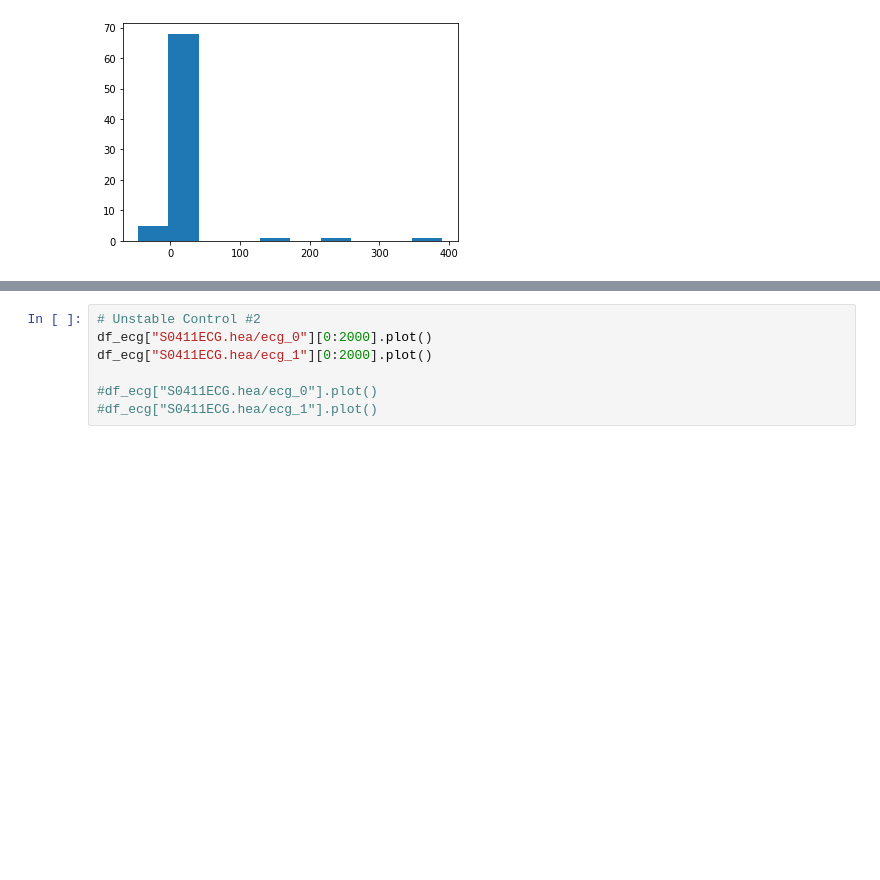
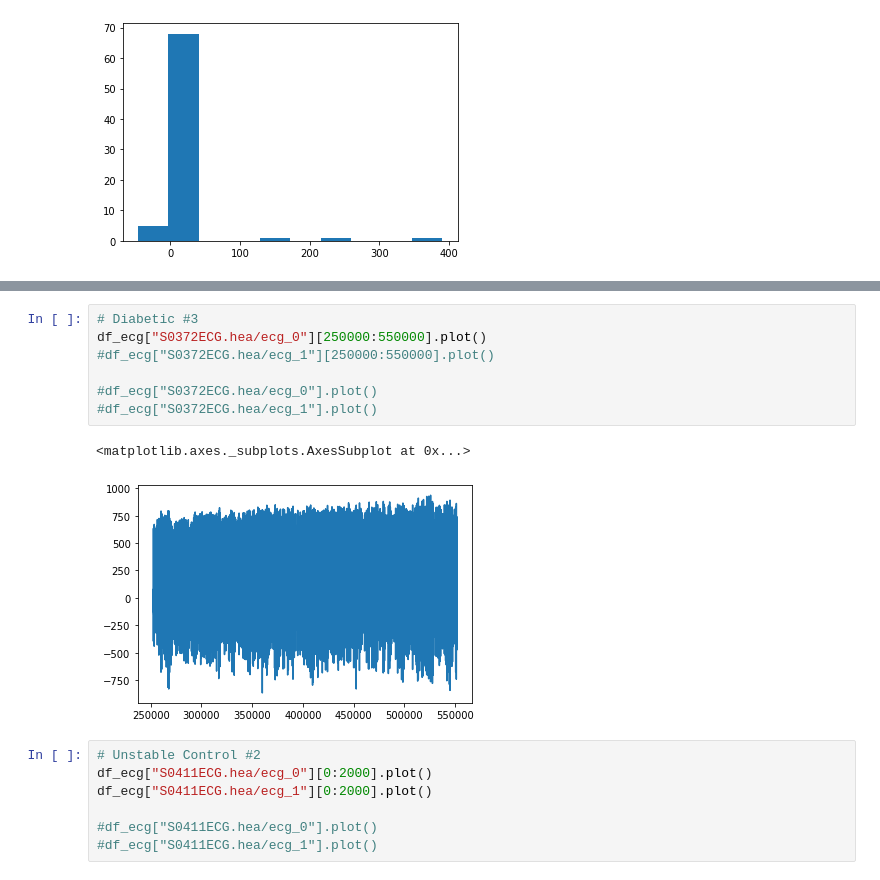
Before and after one commit to molbioeng/Molecool, a Jupyter notebook: Data_Extraction.ipynb, the cells around one changed output, grey strips where cells are left out. Cells and saved outputs as stored; diff of their text form; blank space fills up the shorter version.

```diff
--- a/Data_Extraction.ipynb
+++ b/Data_Extraction.ipynb
@@ -225,3 +225,13 @@ df_ecg["S0282ECG.hea/ecg_1"][0:2000].plot()
+# %%
+# Diabetic #3
+df_ecg["S0372ECG.hea/ecg_0"][250000:550000].plot()
+#df_ecg["S0372ECG.hea/ecg_1"][250000:550000].plot()
+
+#df_ecg["S0372ECG.hea/ecg_0"].plot()
+#df_ecg["S0372ECG.hea/ecg_1"].plot()
+# %% [output]
+<matplotlib.axes._subplots.AxesSubplot at 0x...>
+[figure, added]
 # %%
 # Unstable Control #2
 df_ecg["S0411ECG.hea/ecg_0"][0:2000].plot()
```
Also changed, not shown: parts of 7 cells of this notebook.
